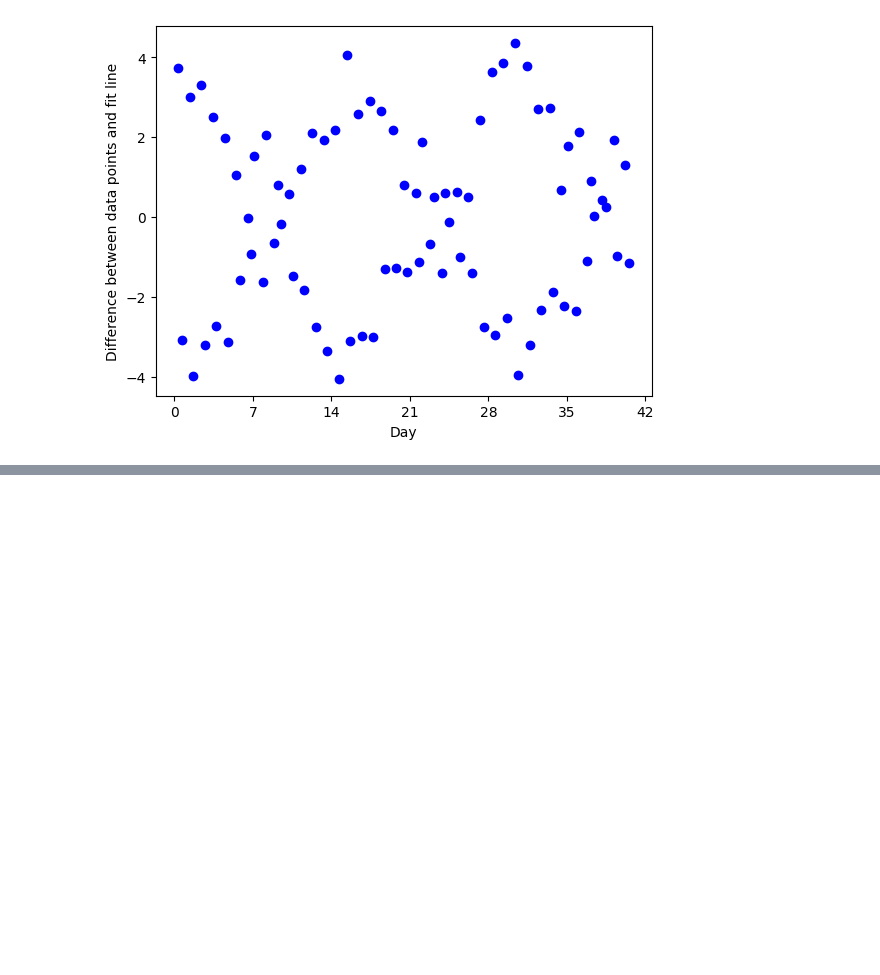
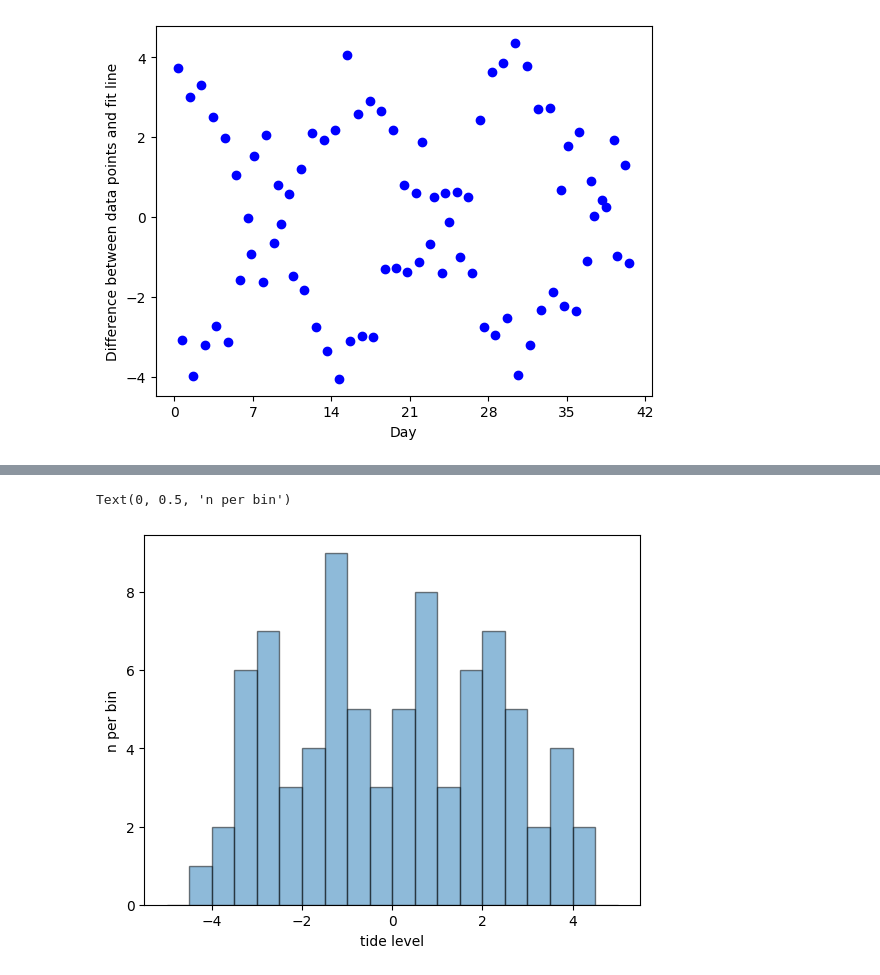
Before and after one commit to carburto/astr19_group_a9, a Jupyter notebook: step3.ipynb, the cells around one changed output, grey strips where cells are left out. Drawn from its saved outputs; the diff is of its cells as text; code cells hidden in the pictures; blank space fills up the shorter version.

Commit message:
step 3 (added histogram, intrinsic scatter)

```diff
--- a/step3.ipynb
+++ b/step3.ipynb
@@ -88,0 +94,14 @@ print(std)
+# %%
+#use y2 as the data set to plot for the histogram
+
+width = 0.5
+histmin = np.floor(min(y2))
+histmax = np.ceil(max(y2)) + width
+bins = np.arange(histmin, histmax, width)
+plt.hist(y2, bins=bins, alpha=0.5, edgecolor="black")
+plt.xlabel("tide level")
+plt.ylabel("n per bin")
+plt.savefig("tidalHistogram.pdf")
+# %% [output]
+Text(0, 0.5, 'n per bin')
+[figure, added]
```
Also changed, not shown: parts of 2 cells of this notebook.
